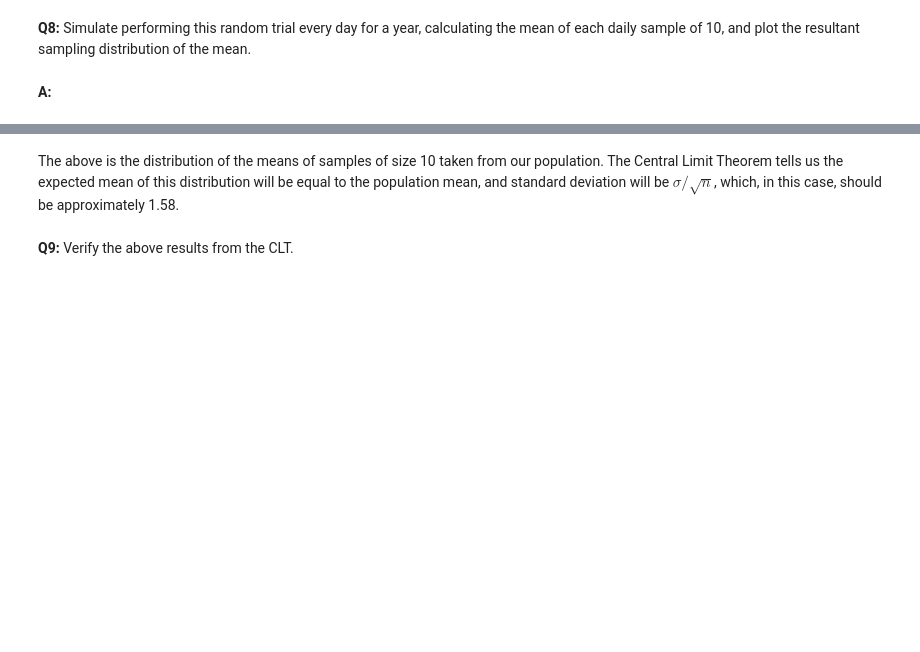
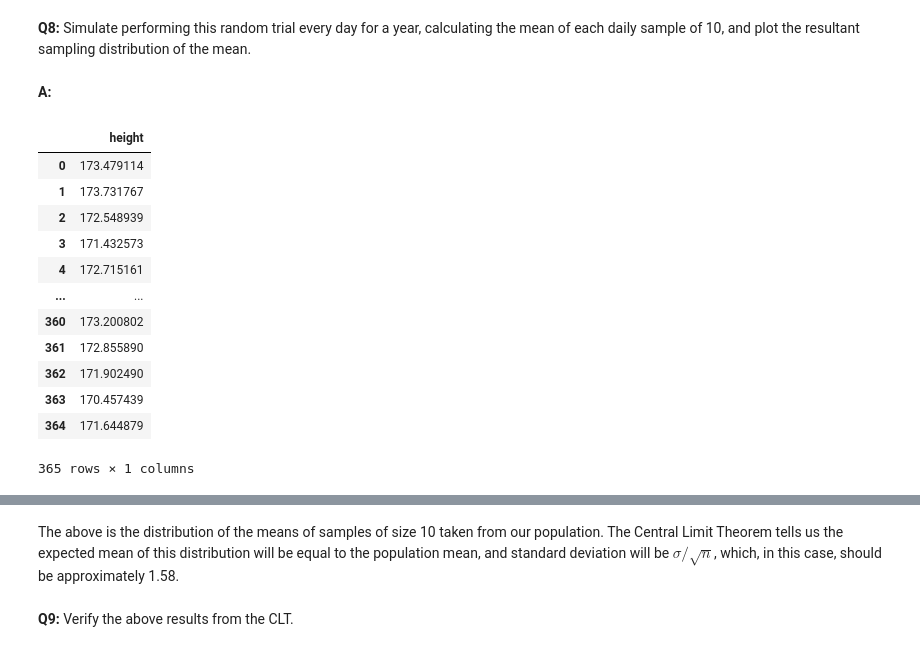
Before and after one commit to sabheen9/Frequentist-Case-Study, a Jupyter notebook: Frequentist Inference Case Study - Part A (3).ipynb, the cells around one changed output, grey strips where cells are left out. Saved outputs shown, nothing was run; the diff lists cells and outputs as text; code cells hidden in the pictures; blank space fills up the shorter version.

```diff
--- a/Frequentist Inference Case Study - Part A (3).ipynb
+++ b/Frequentist Inference Case Study - Part A (3).ipynb
@@ -250,3 +250,19 @@ __A:__
 # %%
 seed(47)
 # take your samples here
+year_sample = pd.DataFrame({'height': [np.mean(townsfolk_sampler(10)) for i in range(365)]})
+year_sample
+# %% [output]
+|  | height |
+| 0 | 173.479114 |
+| 1 | 173.731767 |
+| 2 | 172.548939 |
+| 3 | 171.432573 |
+| 4 | 172.715161 |
+| ... | ... |
+| 360 | 173.200802 |
+| 361 | 172.855890 |
+| 362 | 171.902490 |
+| 363 | 170.457439 |
+| 364 | 171.644879 |
+365 rows × 1 columns
```
Also changed, not shown: parts of 17 cells of this notebook.
